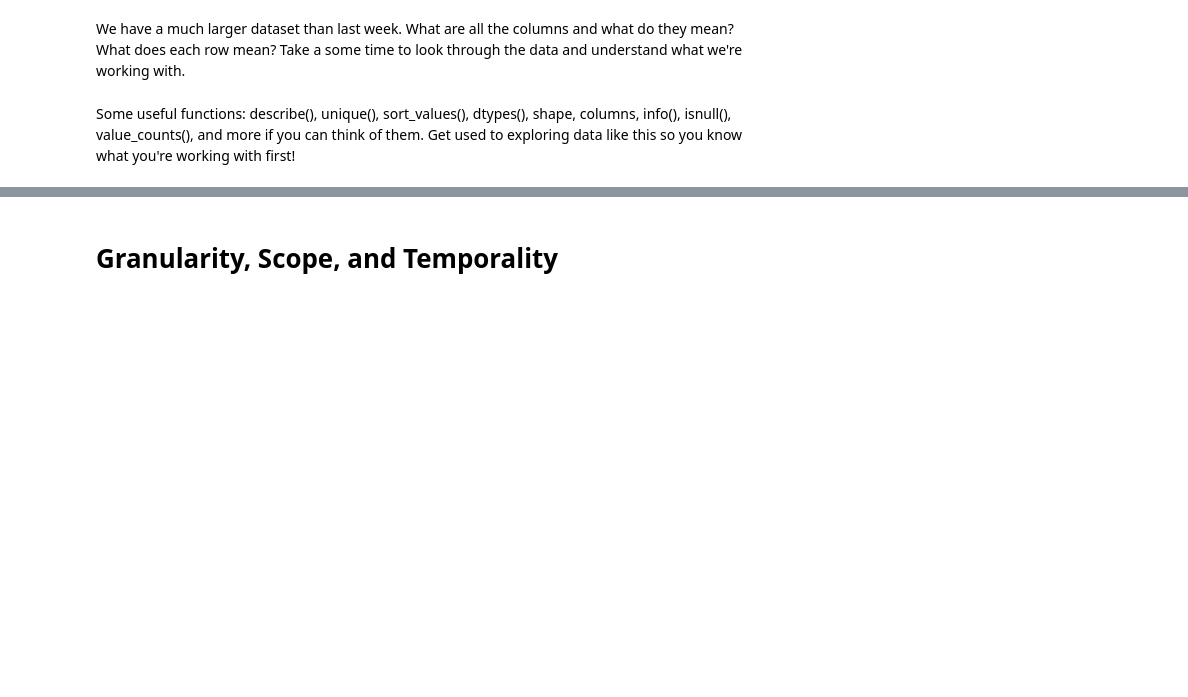
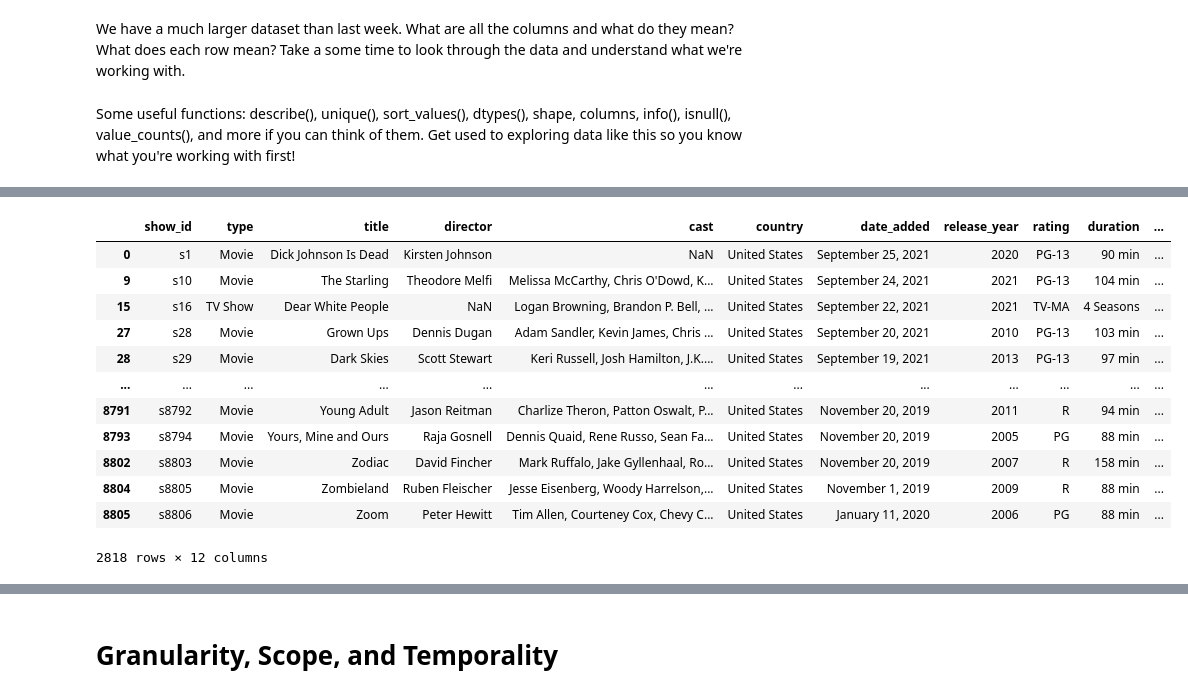
Before and after one commit to kyun33/JCP26Notebooks, a Jupyter notebook: Week_2_EDA_DataCleaning_JCP_Copy.ipynb, the cells around one changed output, grey strips where cells are left out. Drawn from its saved outputs; the diff is of its cells as text; code cells hidden in the pictures; blank space fills up the shorter version.

```diff
--- a/Week_2_EDA_DataCleaning_JCP_Copy.ipynb
+++ b/Week_2_EDA_DataCleaning_JCP_Copy.ipynb
@@ -19,6 +27,6 @@ Try reading in the data on your own!
 # %%
 # TODO: Read your data as a pandas dataframe. Save the dataframe to a variable named "netflix"
 DATA_PATH = os.path.join(os.getcwd(), "netflix_titles.csv")
-netflix = ...
+netflix = DATA_PATH
 netflix
 # %% [output]
@@ -45,0 +40,4 @@ Some useful functions: describe(), unique(), sort_values(), dtypes(), shape, col
+# %%
+# TODO: EDA notes: Working with a CSV file, with both quantitative and catergorical variables, although categorical variables are far more prevalent. As for as Temporality goes, the movies/tv shows are generally more modern in regards to release date.
+df = pd.read_csv(netflix)
+df.dtypes
@@ -45,0 +90,16 @@ Some useful functions: describe(), unique(), sort_values(), dtypes(), shape, col
+# %%
+df[df["country"] == "United States"]
+# %% [output]
+|  | show_id | type | title | director | cast | country | date_added | release_year | rating | duration | ... |
+| 0 | s1 | Movie | Dick Johnson Is Dead | Kirsten Johnson | NaN | United States | September 25, 2021 | 2020 | PG-13 | 90 min | ... |
+| 9 | s10 | Movie | The Starling | Theodore Melfi | Melissa McCarthy, Chris O'Dowd, K... | United States | September 24, 2021 | 2021 | PG-13 | 104 min | ... |
+| 15 | s16 | TV Show | Dear White People | NaN | Logan Browning, Brandon P. Bell, ... | United States | September 22, 2021 | 2021 | TV-MA | 4 Seasons | ... |
+| 27 | s28 | Movie | Grown Ups | Dennis Dugan | Adam Sandler, Kevin James, Chris ... | United States | September 20, 2021 | 2010 | PG-13 | 103 min | ... |
+| 28 | s29 | Movie | Dark Skies | Scott Stewart | Keri Russell, Josh Hamilton, J.K.... | United States | September 19, 2021 | 2013 | PG-13 | 97 min | ... |
+| ... | ... | ... | ... | ... | ... | ... | ... | ... | ... | ... | ... |
+| 8791 | s8792 | Movie | Young Adult | Jason Reitman | Charlize Theron, Patton Oswalt, P... | United States | November 20, 2019 | 2011 | R | 94 min | ... |
+| 8793 | s8794 | Movie | Yours, Mine and Ours | Raja Gosnell | Dennis Quaid, Rene Russo, Sean Fa... | United States | November 20, 2019 | 2005 | PG | 88 min | ... |
+| 8802 | s8803 | Movie | Zodiac | David Fincher | Mark Ruffalo, Jake Gyllenhaal, Ro... | United States | November 20, 2019 | 2007 | R | 158 min | ... |
+| 8804 | s8805 | Movie | Zombieland | Ruben Fleischer | Jesse Eisenberg, Woody Harrelson,... | United States | November 1, 2019 | 2009 | R | 88 min | ... |
+| 8805 | s8806 | Movie | Zoom | Peter Hewitt | Tim Allen, Courteney Cox, Chevy C... | United States | January 11, 2020 | 2006 | PG | 88 min | ... |
+2818 rows × 12 columns
```
Also changed, not shown: parts of 39 cells of this notebook.
